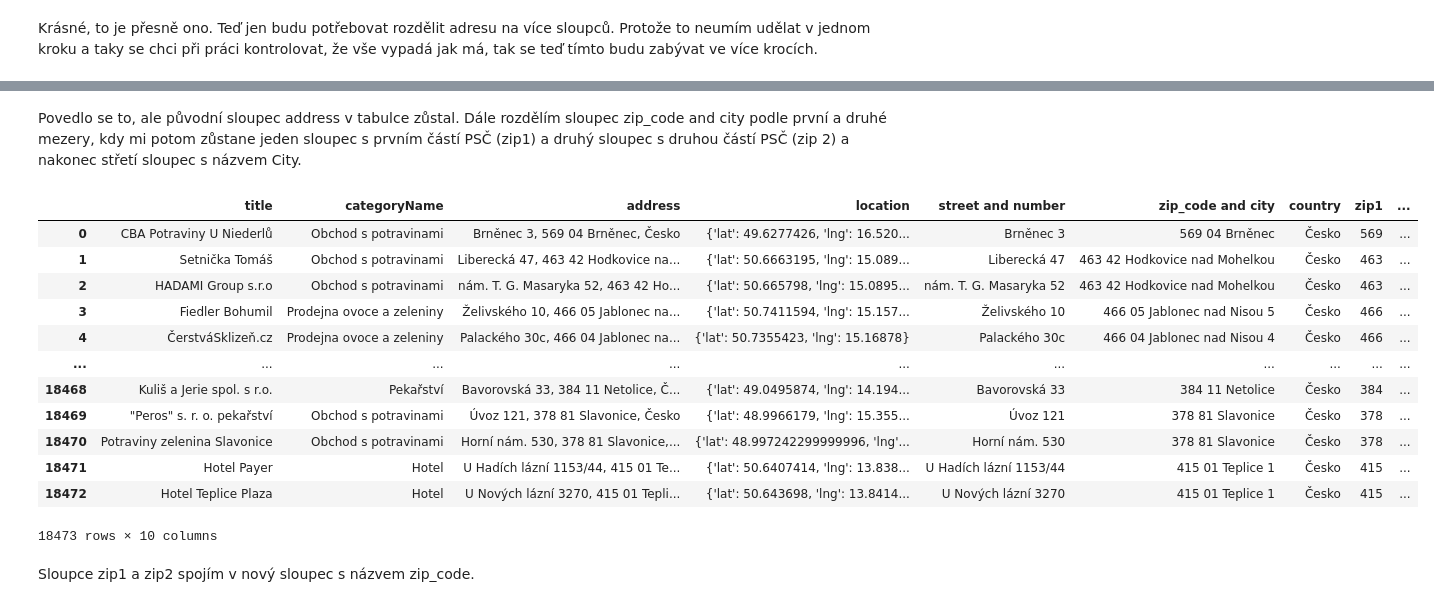
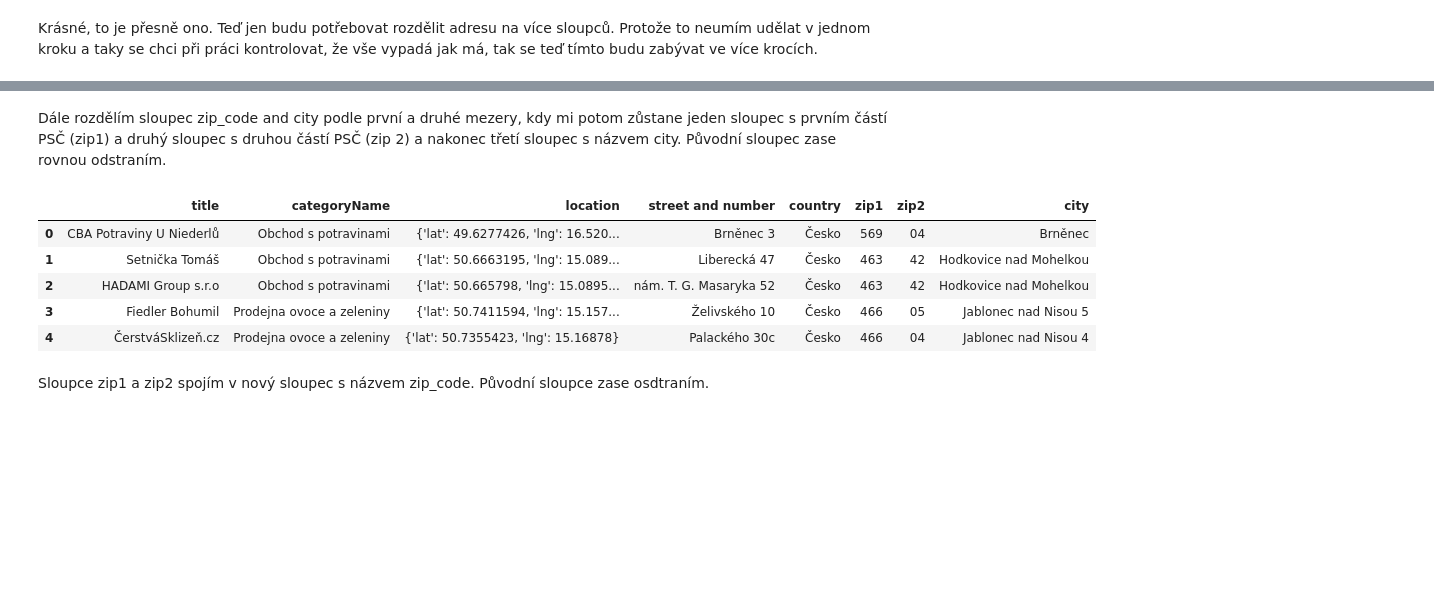
Before and after one commit to 123Lenka/Detektivky_vizualni_smog, a Jupyter notebook: lenka/cisteni_supermarkety.ipynb, the cells around one changed output, grey strips where cells are left out. Cells and saved outputs as stored; diff of their text form; code cells hidden in the pictures; blank space fills up the shorter version.

```diff
--- a/lenka/cisteni_supermarkety.ipynb
+++ b/lenka/cisteni_supermarkety.ipynb
@@ -55,5 +55,7 @@ Nejprve si rozdělím adresu podle dělítka - čárka  - tím bych měla získa
 # %%
 selected_clmns[['street and number', 'zip_code and city', 'country']] = selected_clmns['address'].str.split(', ', n=2, expand=True)
 
-selected_clmns
+selected_clmns.drop(columns=['address'], inplace=True)
+
+selected_clmns.head(5)
 # %% [output]
@@ -73,26 +68,20 @@ selected_clmns
 # %% [markdown]
-Povedlo se to, ale původní sloupec address v tabulce zůstal.
-Dále rozdělím sloupec zip_code and city podle první a druhé mezery, kdy mi potom zůstane jeden sloupec s prvním částí PSČ (zip1) a druhý sloupec s druhou částí PSČ (zip 2) a nakonec střetí sloupec s názvem City.
+Dále rozdělím sloupec zip_code and city podle první a druhé mezery, kdy mi potom zůstane jeden sloupec s prvním částí PSČ (zip1) a druhý sloupec s druhou částí PSČ (zip 2) a nakonec třetí sloupec s názvem city. Původní sloupec zase rovnou odstraním.
 # %%
-selected_clmns[['zip1', "zip2", "City"]] = selected_clmns['zip_code and city'].str.split(' ', n=2, expand=True)
+selected_clmns[['zip1', "zip2", "city"]] = selected_clmns['zip_code and city'].str.split(' ', n=2, expand=True)
 
-selected_clmns
+selected_clmns.drop(columns=['zip_code and city'], inplace=True)
+
+selected_clmns.head(5)
 # %% [output]
-|  | title | categoryName | address | location | street and number | zip_code and city | country | zip1 | ... |
-| 0 | CBA Potraviny U Niederlů | Obchod s potravinami | Brněnec 3, 569 04 Brněnec, Česko | {'lat': 49.6277426, 'lng': 16.520... | Brněnec 3 | 569 04 Brněnec | Česko | 569 | ... |
-| 1 | Setnička Tomáš | Obchod s potravinami | Liberecká 47, 463 42 Hodkovice na... | {'lat': 50.6663195, 'lng': 15.089... | Liberecká 47 | 463 42 Hodkovice nad Mohelkou | Česko | 463 | ... |
-| 2 | HADAMI Group s.r.o | Obchod s potravinami | nám. T. G. Masaryka 52, 463 42 Ho... | {'lat': 50.665798, 'lng': 15.0895... | nám. T. G. Masaryka 52 | 463 42 Hodkovice nad Mohelkou | Česko | 463 | ... |
-| 3 | Fiedler Bohumil | Prodejna ovoce a zeleniny | Želivského 10, 466 05 Jablonec na... | {'lat': 50.7411594, 'lng': 15.157... | Želivského 10 | 466 05 Jablonec nad Nisou 5 | Česko | 466 | ... |
-| 4 | ČerstváSklizeň.cz | Prodejna ovoce a zeleniny | Palackého 30c, 466 04 Jablonec na... | {'lat': 50.7355423, 'lng': 15.16878} | Palackého 30c | 466 04 Jablonec nad Nisou 4 | Česko | 466 | ... |
-| ... | ... | ... | ... | ... | ... | ... | ... | ... | ... |
-| 18468 | Kuliš a Jerie spol. s r.o. | Pekařství | Bavorovská 33, 384 11 Netolice, Č... | {'lat': 49.0495874, 'lng': 14.194... | Bavorovská 33 | 384 11 Netolice | Česko | 384 | ... |
-| 18469 | "Peros" s. r. o. pekařství | Obchod s potravinami | Úvoz 121, 378 81 Slavonice, Česko | {'lat': 48.9966179, 'lng': 15.355... | Úvoz 121 | 378 81 Slavonice | Česko | 378 | ... |
-| 18470 | Potraviny zelenina Slavonice | Obchod s potravinami | Horní nám. 530, 378 81 Slavonice,... | {'lat': 48.997242299999996, 'lng'... | Horní nám. 530 | 378 81 Slavonice | Česko | 378 | ... |
-| 18471 | Hotel Payer | Hotel | U Hadích lázní 1153/44, 415 01 Te... | {'lat': 50.6407414, 'lng': 13.838... | U Hadích lázní 1153/44 | 415 01 Teplice 1 | Česko | 415 | ... |
-| 18472 | Hotel Teplice Plaza | Hotel | U Nových lázní 3270, 415 01 Tepli... | {'lat': 50.643698, 'lng': 13.8414... | U Nových lázní 3270 | 415 01 Teplice 1 | Česko | 415 | ... |
+|  | title | categoryName | location | street and number | country | zip1 | zip2 | city |
+| 0 | CBA Potraviny U Niederlů | Obchod s potravinami | {'lat': 49.6277426, 'lng': 16.520... | Brněnec 3 | Česko | 569 | 04 | Brněnec |
+| 1 | Setnička Tomáš | Obchod s potravinami | {'lat': 50.6663195, 'lng': 15.089... | Liberecká 47 | Česko | 463 | 42 | Hodkovice nad Mohelkou |
+| 2 | HADAMI Group s.r.o | Obchod s potravinami | {'lat': 50.665798, 'lng': 15.0895... | nám. T. G. Masaryka 52 | Česko | 463 | 42 | Hodkovice nad Mohelkou |
+| 3 | Fiedler Bohumil | Prodejna ovoce a zeleniny | {'lat': 50.7411594, 'lng': 15.157... | Želivského 10 | Česko | 466 | 05 | Jablonec nad Nisou 5 |
+| 4 | ČerstváSklizeň.cz | Prodejna ovoce a zeleniny | {'lat': 50.7355423, 'lng': 15.16878} | Palackého 30c | Česko | 466 | 04 | Jablonec nad Nisou 4 |
-18473 rows × 10 columns
 # %% [markdown]
-Sloupce zip1 a zip2 spojím v nový sloupec s názvem zip_code.
+Sloupce zip1 a zip2 spojím v nový sloupec s názvem zip_code. Původní sloupce zase osdtraním.
 # %%
 selected_clmns['zip_code'] = selected_clmns['zip1'] + ' ' + selected_clmns['zip2']
 selected_clmns.drop(columns=['zip1', 'zip2'], inplace=True)
```
Also changed, not shown: parts of 12 cells of this notebook.
